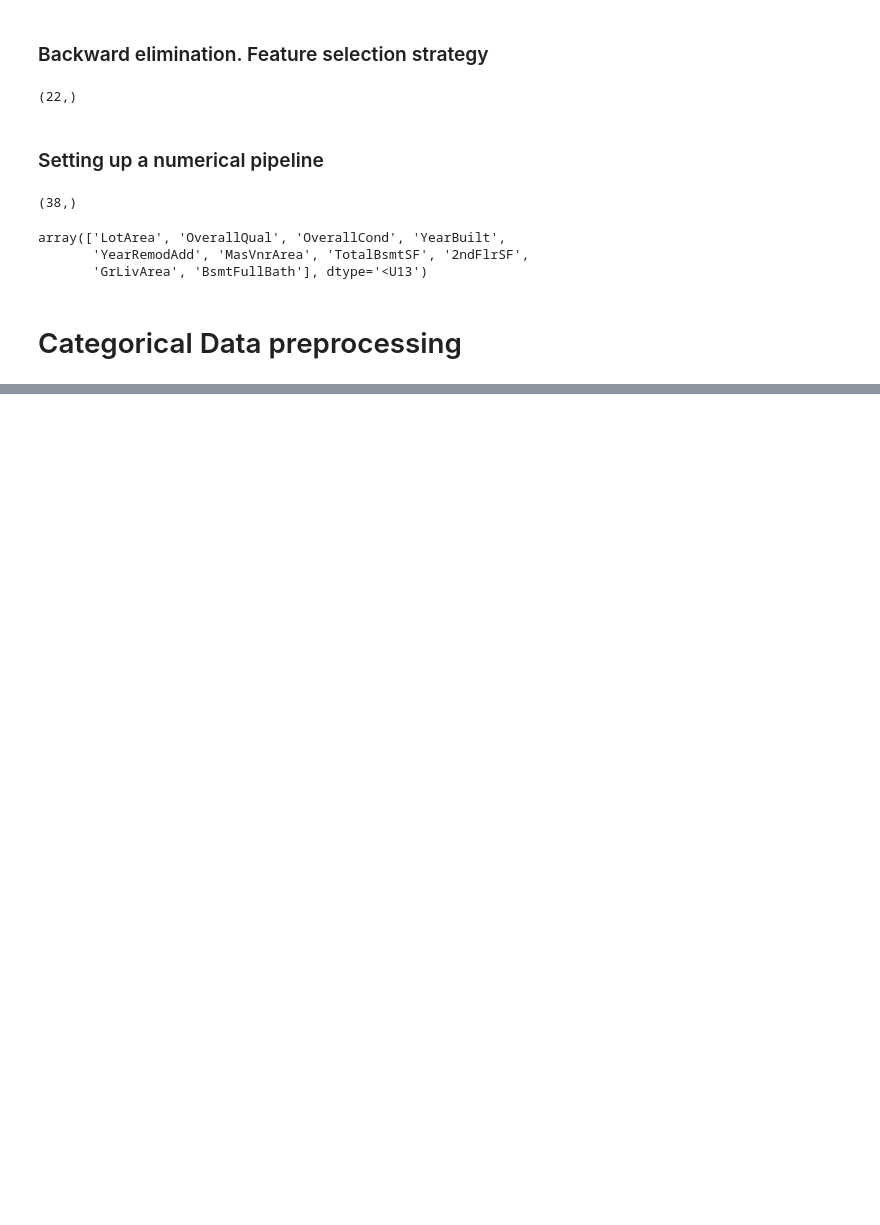
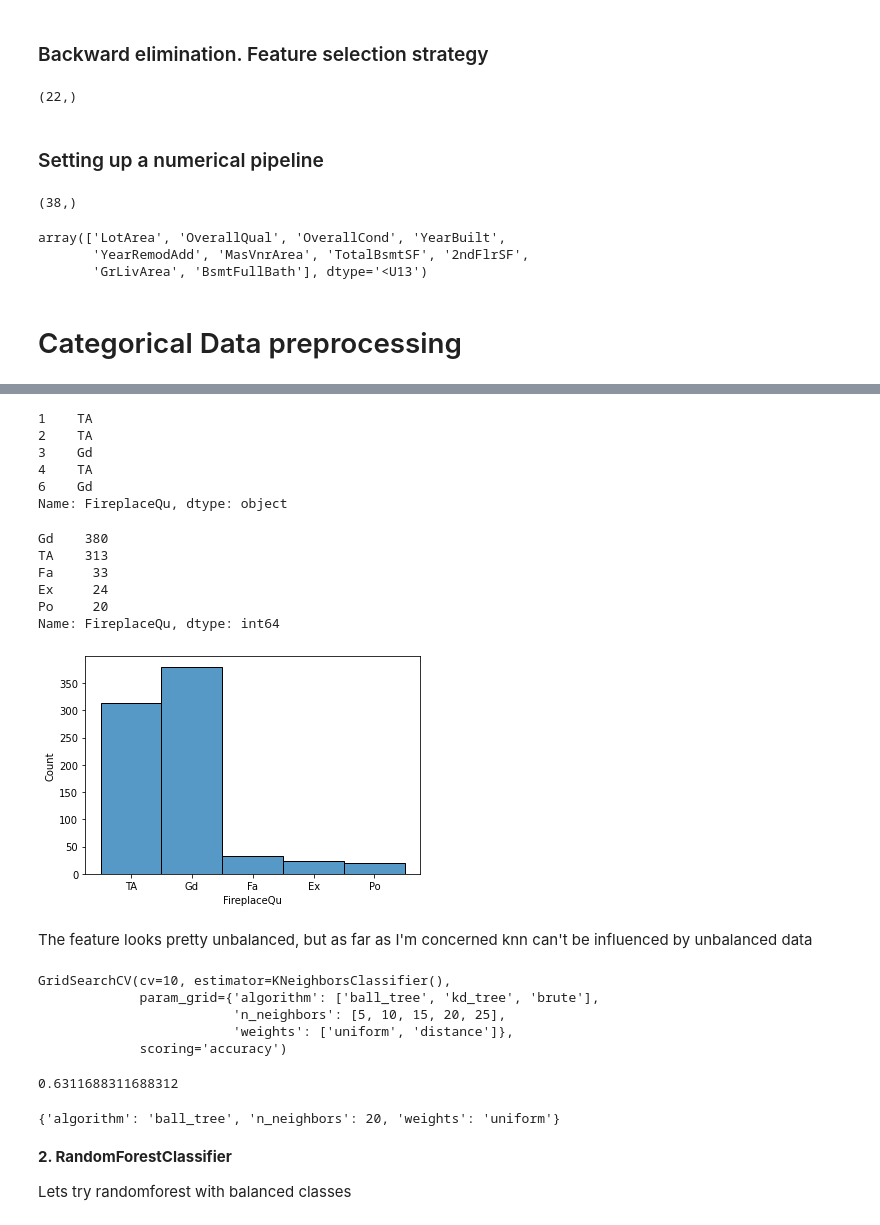
Before and after one commit to Justdek-code/data-science, a Jupyter notebook: house_prices_prediction/house_prices_prediction_attempt3.ipynb, the cells around one changed output, grey strips where cells are left out. Cells and saved outputs as stored; diff of their text form; code cells hidden in the pictures; blank space fills up the shorter version.

```diff
--- a/house_prices_prediction/house_prices_prediction_attempt3.ipynb
+++ b/house_prices_prediction/house_prices_prediction_attempt3.ipynb
@@ -221,0 +251,6 @@ array(['LotArea', 'OverallQual', 'OverallCond', 'YearBuilt',
+# %%
+clf_target = categorical_data.FireplaceQu
+indeces_for_train_data = ~clf_target.isna()
+# %%
+clf_target = clf_target[indeces_for_train_data]
+clf_train = processed_numerical_data[indeces_for_train_data]
@@ -221,0 +298,44 @@ array(['LotArea', 'OverallQual', 'OverallCond', 'YearBuilt',
+# %%
+clf_target.head()
+# %% [output]
+1    TA
+2    TA
+3    Gd
+4    TA
+6    Gd
+Name: FireplaceQu, dtype: object
+# %%
+clf_target.value_counts()
+# %% [output]
+Gd    380
+TA    313
+Fa     33
+Ex     24
+Po     20
+Name: FireplaceQu, dtype: int64
+# %%
+sns.histplot(clf_target);
+# %% [output]
+[figure, added]
+# %% [markdown]
+The feature looks pretty unbalanced, but as far as I'm concerned knn can't be influenced by unbalanced data
+# %%
+grid_search.fit(clf_train, clf_target)
+# %% [output]
+GridSearchCV(cv=10, estimator=KNeighborsClassifier(),
+             param_grid={'algorithm': ['ball_tree', 'kd_tree', 'brute'],
+                         'n_neighbors': [5, 10, 15, 20, 25],
+                         'weights': ['uniform', 'distance']},
+             scoring='accuracy')
+# %%
+grid_search.best_score_
+# %% [output]
+0.6311688311688312
+# %%
+grid_search.best_params_
+# %% [output]
+{'algorithm': 'ball_tree', 'n_neighbors': 20, 'weights': 'uniform'}
+# %% [markdown]
+**2. RandomForestClassifier**
+
+Lets try randomforest with balanced classes
```
Also changed, not shown: parts of 22 cells of this notebook.
